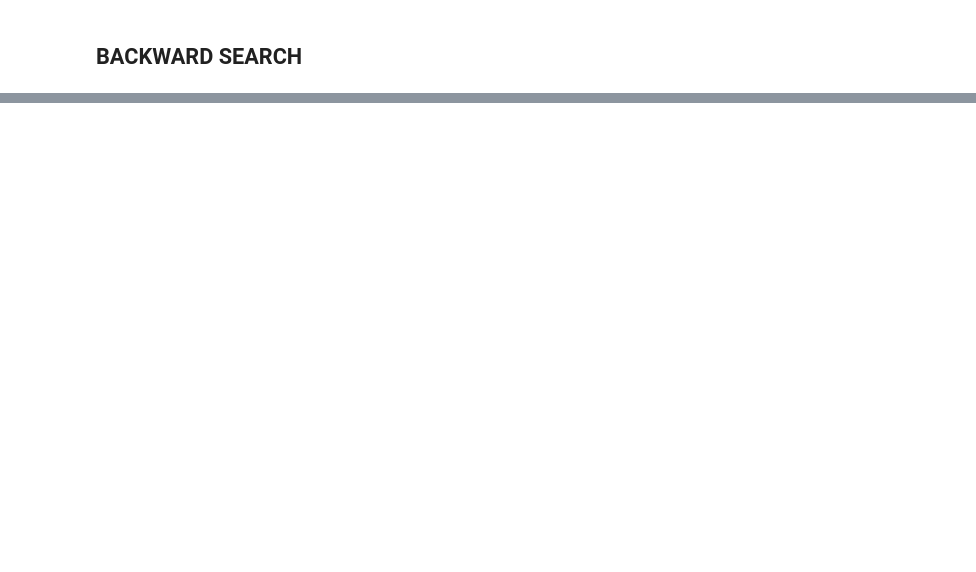
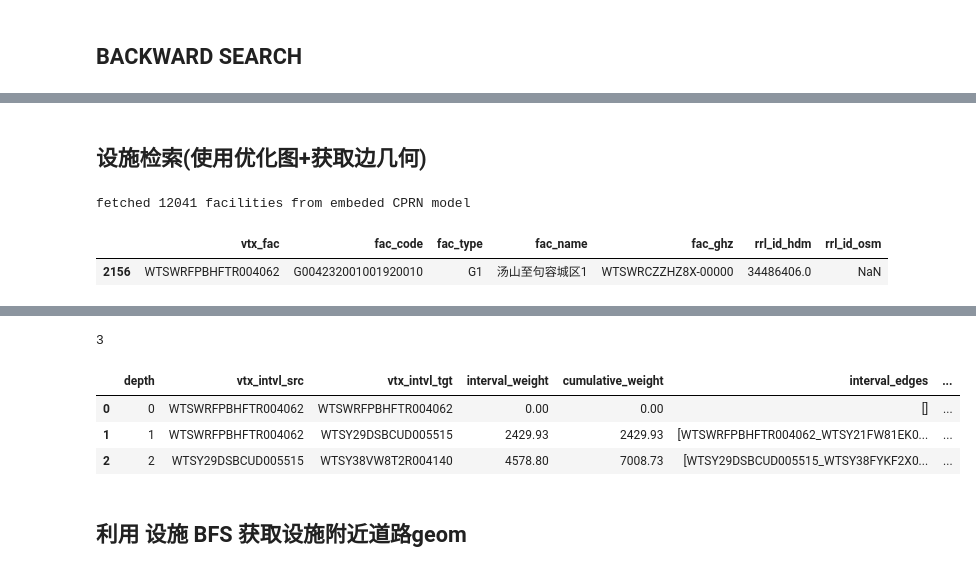
Before and after one commit to SeikaScarlet/cprn, a Jupyter notebook: jnb/x.ipynb, the cells around one changed output, grey strips where cells are left out. Cells and saved outputs as stored; diff of their text form; code cells hidden in the pictures; blank space fills up the shorter version.

```diff
--- a/jnb/x.ipynb
+++ b/jnb/x.ipynb
@@ -270,0 +164,28 @@ else:
+# %% [markdown]
+## 设施检索(使用优化图+获取边几何)
+# %%
+from cprn.model.topo.topo_search import CprnTopoSearch as CTS
+df_facs = CTS.list_fac_df(dg_cprn_short)
+
+print(f"fetched {len(df_facs)} facilities from embeded CPRN model")
+# %% [output]
+fetched 12041 facilities from embeded CPRN model
+# %%
+df_facs.sample(4)
+df_facs.query(" fac_code == 'G004232001001920010' ")
+# %% [output]
+|  | vtx_fac | fac_code | fac_type | fac_name | fac_ghz | rrl_id_hdm | rrl_id_osm |
+| 2156 | WTSWRFPBHFTR004062 | G004232001001920010 | G1 | 汤山至句容城区1 | WTSWRCZZHZ8X-00000 | 34486406.0 | NaN |
+# %%
+lst_fac_search = CTS.fac_bfs_depth_v2(DG = dg_cprn_short, start_node = 'WTSWRFPBHFTR004062',
+    fac_types = ['G1'],  direction = 'downstream',
+    max_depth = 3, max_dist = 10000, mark_max_dist = False,
+    query_avoid_fac=[],
+    query_avoid_edge = "rtype in ['SA'] or (knd == 'ST' and cls == 'MR')",
+    verbose = True)
+
+print(len(lst_fac_search))
+
+df = pd.DataFrame(lst_fac_search)
+df
+# %% [output]
@@ -270,0 +200,7 @@ else:
+3
+|  | depth | vtx_intvl_src | vtx_intvl_tgt | interval_weight | cumulative_weight | interval_edges | ... |
+| 0 | 0 | WTSWRFPBHFTR004062 | WTSWRFPBHFTR004062 | 0.00 | 0.00 | [] | ... |
+| 1 | 1 | WTSWRFPBHFTR004062 | WTSY29DSBCUD005515 | 2429.93 | 2429.93 | [WTSWRFPBHFTR004062_WTSY21FW81EK0... | ... |
+| 2 | 2 | WTSY29DSBCUD005515 | WTSY38VW8T2R004140 | 4578.80 | 7008.73 | [WTSY29DSBCUD005515_WTSY38FYKF2X0... | ... |
+# %% [markdown]
+## 利用 设施 BFS 获取设施附近道路geom
```
Also changed, not shown: parts of 21 cells of this notebook, 3 other files.
